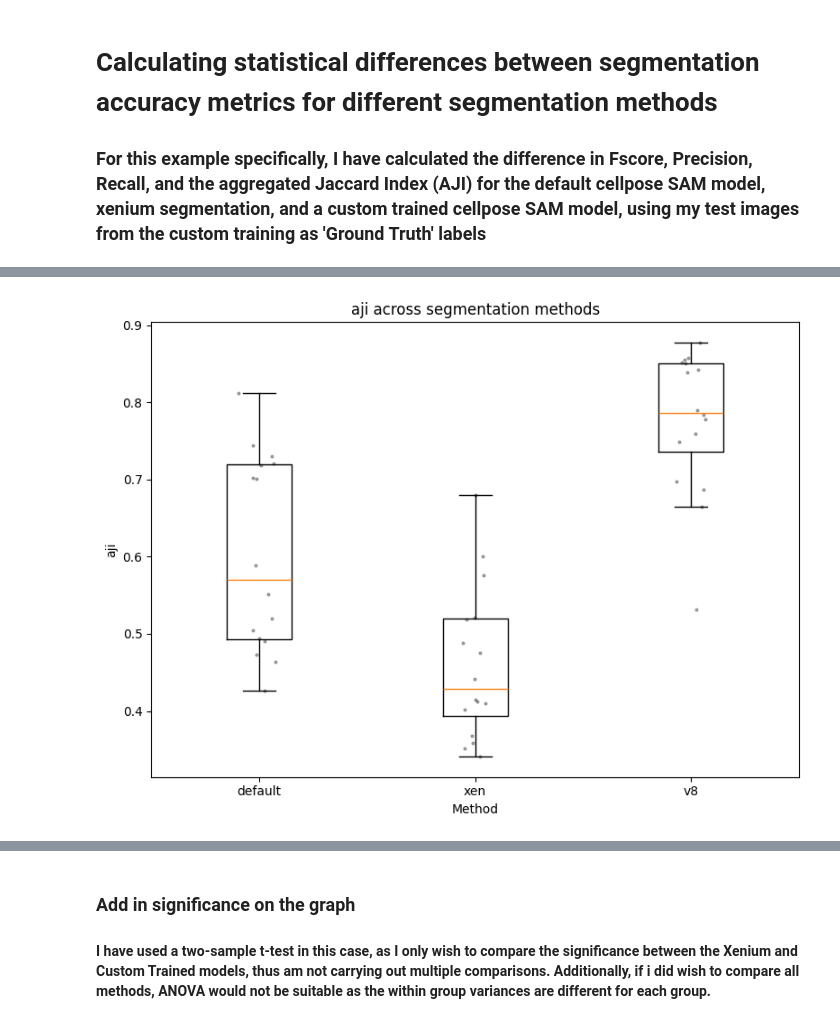
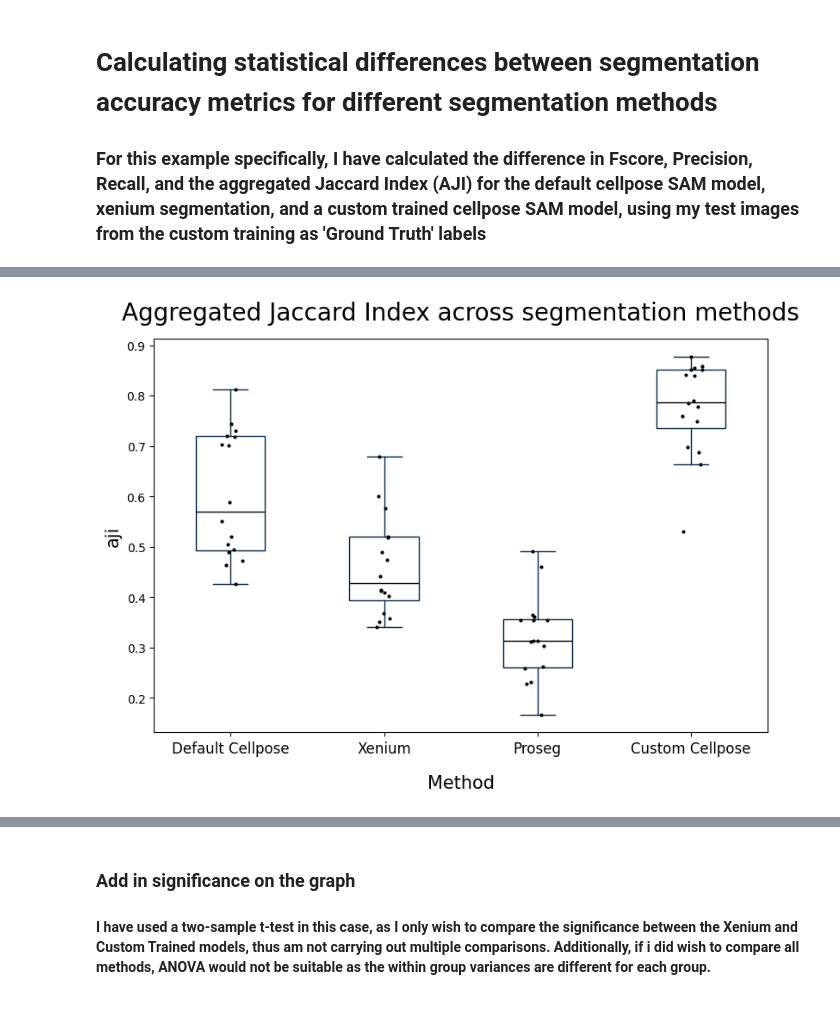
Before and after one commit to DominicBuxton/iMSC_Xenium_Phenocycler_Analysis, a Jupyter notebook: Graphs_Figures_Stats/Cellpose_Metrics_Stats.ipynb, the cells around one changed output, grey strips where cells are left out. Drawn from its saved outputs; the diff is of its cells as text; code cells hidden in the pictures.

Commit message:
better stats plotting

```diff
--- a/Graphs_Figures_Stats/Cellpose_Metrics_Stats.ipynb
+++ b/Graphs_Figures_Stats/Cellpose_Metrics_Stats.ipynb
@@ -8,54 +8,80 @@ import pandas as pd
 
 #default metrics
 default = pd.read_csv(r"D:\Dom\Psoriasis project\4th year data\cellpose training\Crops_Round2\Model Performance\Cross-Sectional\Default_CellposeSAM_metrics.csv")
-default = default.dropna()
+default_cellpose = default.dropna()
 
 #Xenium metrics
 xen = pd.read_csv(r"D:\Dom\Psoriasis project\4th year data\cellpose training\Crops_Round2\Model Performance\Cross-Sectional\Xenium_Proprietary_metrics.csv")
-xen = xen.dropna()
+xenium_proprietary = xen.dropna()
 
 #custom trained model metrics
-v8 = pd.read_csv(r"D:\Dom\Psoriasis project\4th year data\cellpose training\Crops_Round2\Model Performance\Cross-Sectional\Mouse_Ear_Skin_V8_metrics.csv")
-v8 = v8.dropna()
+custom = pd.read_csv(r"D:\Dom\Psoriasis project\4th year data\cellpose training\Crops_Round2\Model Performance\Cross-Sectional\Mouse_Ear_Skin_V8_metrics.csv")
+custom_cellpose = custom.dropna()
+
+#proseg
+proseg = pd.read_csv(r"D:\Dom\Psoriasis project\4th year data\cellpose training\Crops_Round2\Model Performance\Cross-Sectional\proseg_metrics.csv")
+proseg = proseg.dropna()
 # %%
 import matplotlib.pyplot as plt
 import numpy as np
 
-#Plotting the F scores per image per run
-def plot_metric_stats(metric_choice, segmentation_methods):
+def plot_metric_stats(metric_choice, segmentation_methods, title):
     """
-    Plot boxplots comparing a metric of choice among several segmentation methods, with a statistical test performed for each (which one?)
+    Plot boxplots comparing a metric of choice among several segmentation methods.
 
     *inputs*
     metric_choice = one of ["precision", "recall", "fscore", "aji"]
+    segmentation_methods = {'method_name': dataframe} dict of dataframes containing given metric values for each image in the test set
+    """
+    data = [method[metric_choice] for method in segmentation_methods.values()]
+    n = len(segmentation_methods)
 
-    segmentation_methods = {'method_name':data.frame(method)} dict of dataframes containing given metric values for each image in the test set
-    """
-    data = []
-
-    for method in segmentation_methods.values():
-        #get a list of specified metric data for each method (list of lists)
-        data.append(method[metric_choice])
-
+    colors = ["#002147"] * n
+    linewidth = 1
 
     fig, ax = plt.subplots(figsize=(8, 6))
 
-    ax.boxplot(data, tick_labels=[method for method in segmentation_methods.keys()], showfliers=False)
+    bp = ax.boxplot(data, tick_labels=list(segmentation_methods.keys()), showfliers=False, patch_artist=True)
 
+    # Colour each box
+    for patch, color in zip(bp['boxes'], colors):
+        patch.set_facecolor('None')
+        patch.set_edgecolor(color)
+        patch.set_alpha(1)
+        patch.set_linewidth(linewidth)
+
+    # Colour the whiskers and caps to match
+    for i, color in enumerate(colors):
+        bp['whiskers'][i*2].set_color(color)
+        bp['whiskers'][i*2+1].set_color(color)
+        bp['whiskers'][i*2].set_linewidth(linewidth)
+        bp['whiskers'][i*2+1].set_linewidth(linewidth)
+        bp['caps'][i*2].set_color(color)
+        bp['caps'][i*2+1].set_color(color)
+        bp['caps'][i*2].set_linewidth(linewidth)
+        bp['caps'][i*2+1].set_linewidth(linewidth)
+
+    # Colour median lines
+    for median in bp['medians']:
+        median.set_color('black')
+
+    # Overlay individual points with jitter
     for i, group in enumerate(data, start=1):
-        x = np.random.normal(i, 0.04, size=len(group))  # jitter around the box's x position
-        ax.plot(x, group, 'k.', alpha=0.3, markersize=4)
+        x = np.random.normal(i, 0.04, size=len(group))
+        ax.plot(x, group, 'k.', alpha=1, markersize=4)
 
-    ax.set_title(f"{metric_choice} across segmentation methods")
-    ax.set_xlabel("Method")
-    ax.set_ylabel(f"{metric_choice}")
+    ax.tick_params(axis='x', labelsize=12)
+
+    ax.set_title(f"{title} across segmentation methods", fontsize = 20, y = 1.03)
+    ax.set_xlabel("Method", fontsize = 15, labelpad=15)
+    ax.set_ylabel(f"{metric_choice}", fontsize = 15)
 
     plt.tight_layout()
-
     plt.show()
 
-plot_metric_stats('fscore', {'default':default, 'xen':xen, 'v8':v8})
-plot_metric_stats('precision', {'default':default, 'xen':xen, 'v8':v8})
-plot_metric_stats('recall', {'default':default, 'xen':xen, 'v8':v8})
-plot_metric_stats('aji', {'default':default, 'xen':xen, 'v8':v8})
+
+plot_metric_stats('fscore',     {'Default Cellpose': default_cellpose, 'Xenium': xenium_proprietary, 'Proseg': proseg, 'Custom Cellpose': custom_cellpose}, title = 'F-score')
+plot_metric_stats('precision',  {'Default Cellpose': default_cellpose, 'Xenium': xenium_proprietary, 'Proseg': proseg, 'Custom Cellpose': custom_cellpose}, title = 'Precision')
+plot_metric_stats('recall',     {'Default Cellpose': default_cellpose, 'Xenium': xenium_proprietary, 'Proseg': proseg, 'Custom Cellpose': custom_cellpose}, title = 'Recall')
+plot_metric_stats('aji',        {'Default Cellpose': default_cellpose, 'Xenium': xenium_proprietary, 'Proseg': proseg, 'Custom Cellpose': custom_cellpose}, title = 'Aggregated Jaccard Index')
 # %% [output]
@@ -65 +91 @@ plot_metric_stats('aji', {'default':default, 'xen':xen, 'v8':v8})
-[figure, old version]
+[figure, new version]
```
Also changed, not shown: parts of 4 cells of this notebook.
